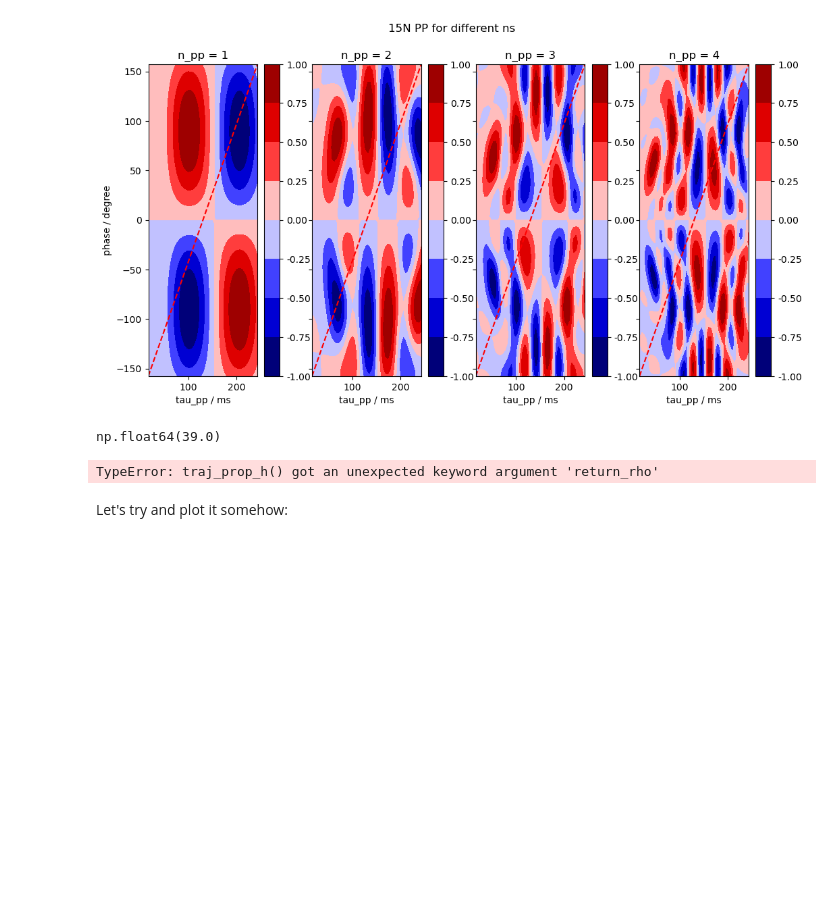
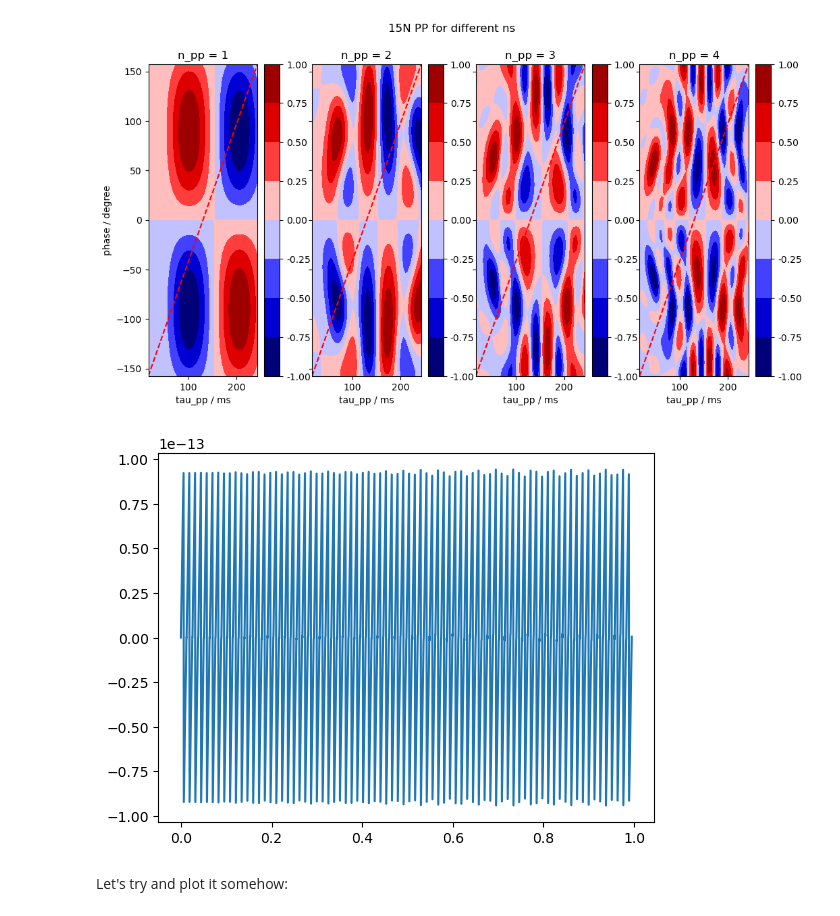
Before and after one commit to L-Siemons/SpinSimulation, a Jupyter notebook: examples/SABRE_PP.ipynb, the cells around one changed output. Drawn from its saved outputs; the diff is of its cells as text; code cells hidden in the pictures; blank space fills up the shorter version.

```diff
--- a/examples/SABRE_PP.ipynb
+++ b/examples/SABRE_PP.ipynb
@@ -1593,10 +1593,6 @@ for idx_n, (n_pp, ax) in enumerate(zip(n_pps, axs)):
 plt.show()
 # %% [output]
 [figure]
-# %%
-n_cycles
-# %% [output]
-np.float64(39.0)
 # %%
 # Helpers #
 op_C = ss_C.op
@@ -1606,23 +1602,23 @@ ph_y = np.pi * 0.5
 
 #
 tau_overall = 1
-n_points = 1024
+n_points = 2048
 n_cycles = int(tau_overall / tau_pp_max)
-n_points_local = int(n_points / n_cycles)
+n_points_local = int(n_points / n_cycles / 4)
 times_pp = np.linspace(0, tau_pp_max / 4, n_points_local)
 
 times_pp_overall = np.linspace(
-    0, tau_pp_max * n_cycles, n_points_local * n_cycles
+    0, tau_pp_max * n_cycles, 4 * n_points_local * n_cycles
 )
 
 ###
-rho_target = -ss_C.pol_level(2, "z")
+rho_target = ss_C.pol_level(2, "z")
 rho_start = ss_C.singlet(*[0, 1])
 
 a_90 = np.pi / 2
 a_180 = 2 * a_90
 field = 1e-3
-ham_pp = ss_C.build_ham_rf(field=field, nucs_on_res=['15N'])
+ham_pp = ss_C.build_ham_rf(field=1e-3, nucs_on_res=['15N'])
 
 ph_shift = ph_pp_best
 
@@ -1640,12 +1636,15 @@ ham_pp_cycle = [
     a_90 * op_C(idx_X, phi=ph_y+ph_pp_best)
 ]
 # %%
-ampls = ampls_seq(
+ampls_pp_coh = ampls_seq(
     rho_start, ham_pp_cycle * n_cycles,
     [rho_target], ss_C
 )
-# %% [output]
-TypeError: traj_prop_h() got an unexpected keyword argument 'return_rho'
+# %%
+plt.plot(times_pp_overall, ampls_pp_coh[0])
+plt.show()
+# %% [output]
+[figure, added]
 # %% [markdown]
 Let's try and plot it somehow:
 # %%
```
Also changed, not shown: parts of 1 cell of this notebook, 2 other files.
